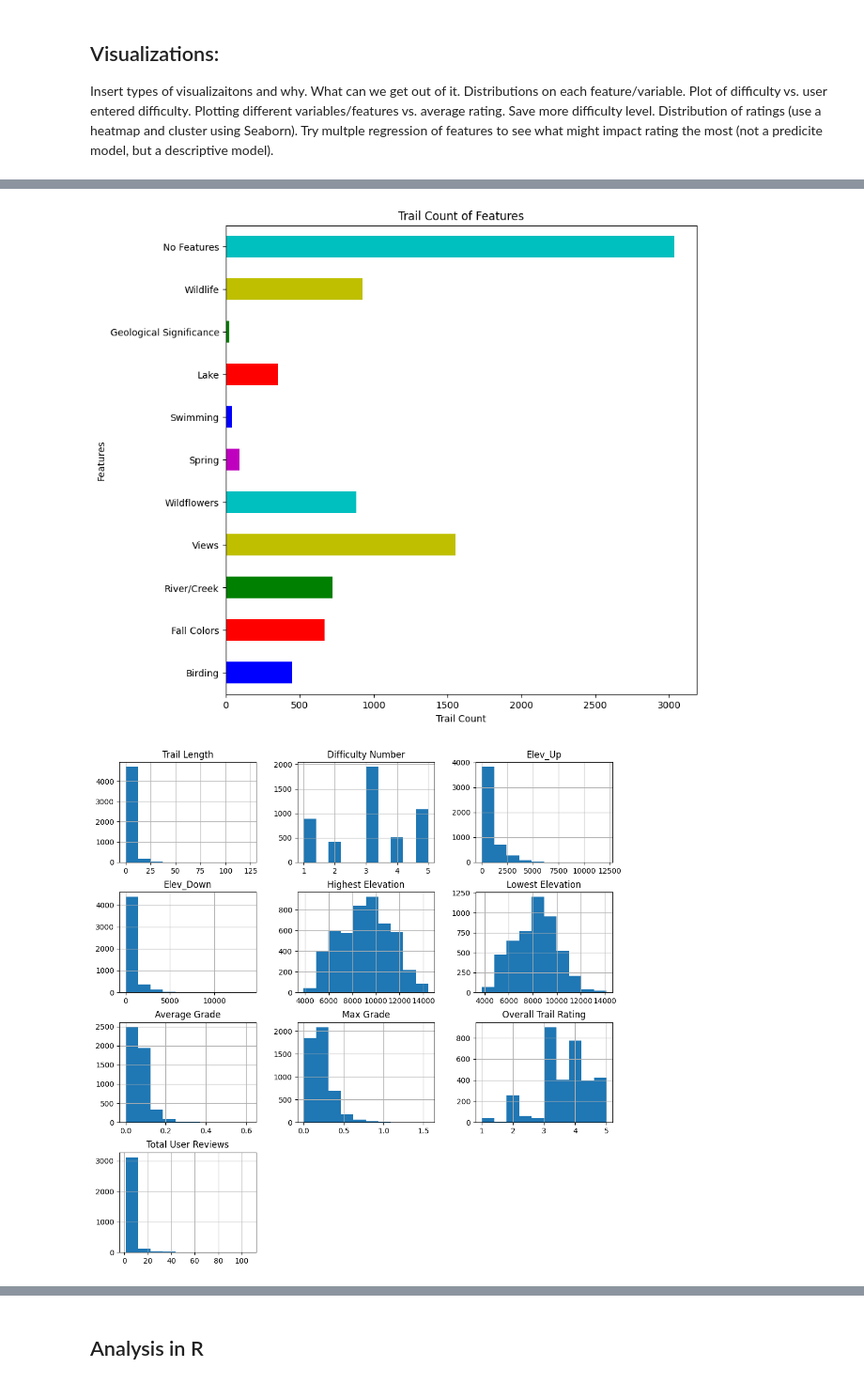
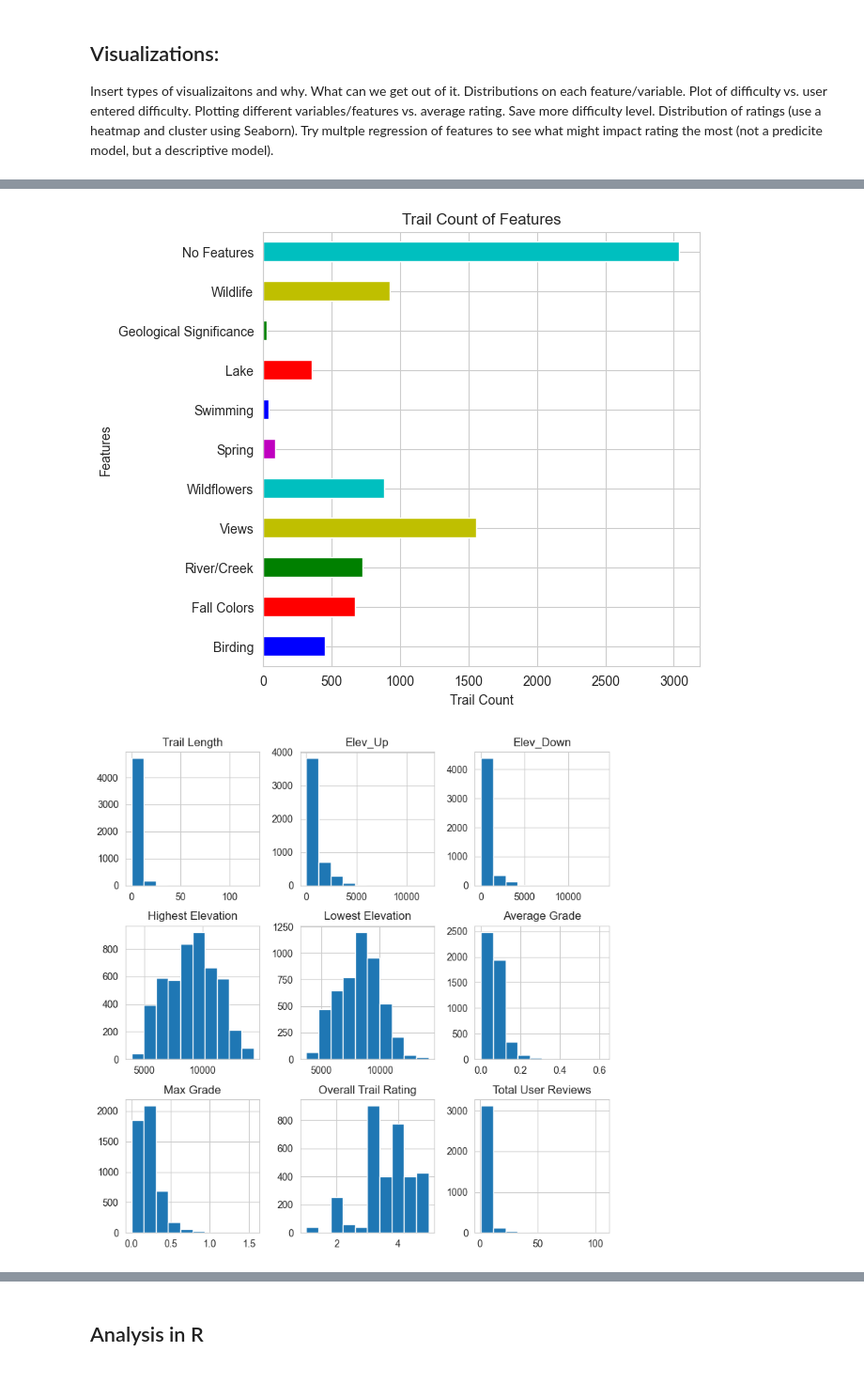
Before and after one commit to BiochemHead/COMP_4447_Final_Project, a Jupyter notebook: 4. Analysis R code/Final Project Notebook.ipynb, the cells around one changed output, grey strips where cells are left out. Shown at 94% size. Saved outputs shown, nothing was run; the diff lists cells and outputs as text; code cells hidden in the pictures.

```diff
--- a/4. Analysis R code/Final Project Notebook.ipynb
+++ b/4. Analysis R code/Final Project Notebook.ipynb
@@ -416,6 +416,7 @@ dtype: int64
 # %%
 # Plot count data of Dogs and Trail Difficulty on Bar Graphs
 plt.rcParams["figure.figsize"] = [9, 5]
+sns.set_style("whitegrid")
 fig, axs = plt.subplots(nrows=2,sharex=True)
 sns.countplot(y=df['Dogs'],order=['Leashed', 'Off-leash', 'No Dogs', 'Unknown'],ax=axs[0])
 sns.countplot(y=df['Trail Difficulty'],
@@ -429,9 +430,11 @@ plt.show()
 # %%
-features = df[['Birding', 'Fall Colors', 'River/Creek', 'Views', 'Wildflowers', 'Spring', 'Swimming', 'Lake', 'Geological Significance', 'Wildlife', 'No Features']].apply(pd.value_counts)
+features = df[['Birding', 'Fall Colors', 'River/Creek', 'Views', 'Wildflowers',
+               'Spring', 'Swimming', 'Lake', 'Geological Significance', 'Wildlife',
+               'No Features']].apply(pd.value_counts)
 
 # Plot count data of Features on Bar Graphs
-plt.rcParams["figure.figsize"] = [9, 9]
-ax = plt.GridSpec(1, 1)
+plt.rcParams["figure.figsize"] = [6, 6]
+fig , ax = plt.subplots()
 my_colors = list(islice(cycle(['b', 'r', 'g', 'y', 'c', 'm']), None, len(df)))
 ax = features.loc[True].plot.barh(color=my_colors)
 plt.xlabel('Trail Count')
@@ -439,11 +442,10 @@ plt.ylabel('Features')
 plt.title('Trail Count of Features')
 plt.show()
 # %% [output]
-[figure, old version]
+[figure, new version]
 # %%
 # Plot count data of numeric columns on Histograms
-plt.rcParams["figure.figsize"] = [12, 12]
-df[df.columns[~df.columns.isin(features)]].hist()
-plt.show()
+plt.rcParams["figure.figsize"] = [9, 9]
+df.select_dtypes(include=['float64']).hist();
 # %% [output]
-[figure, old version]
+[figure, new version]
```
Also changed, not shown: parts of 11 cells of this notebook, 2 other files.
